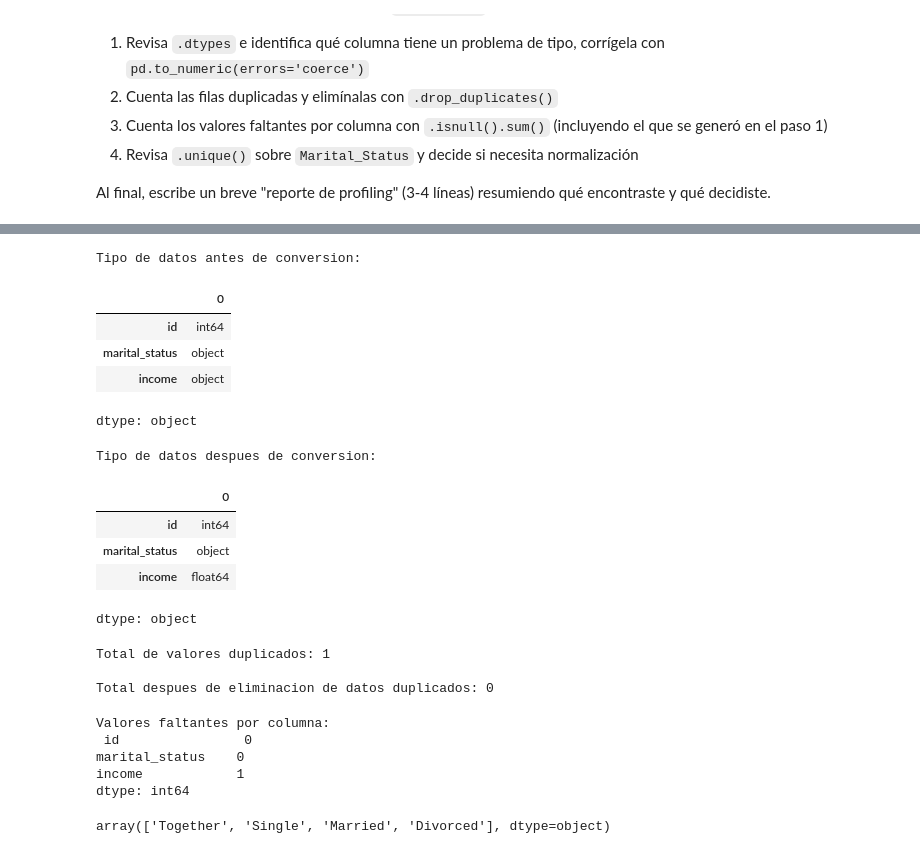
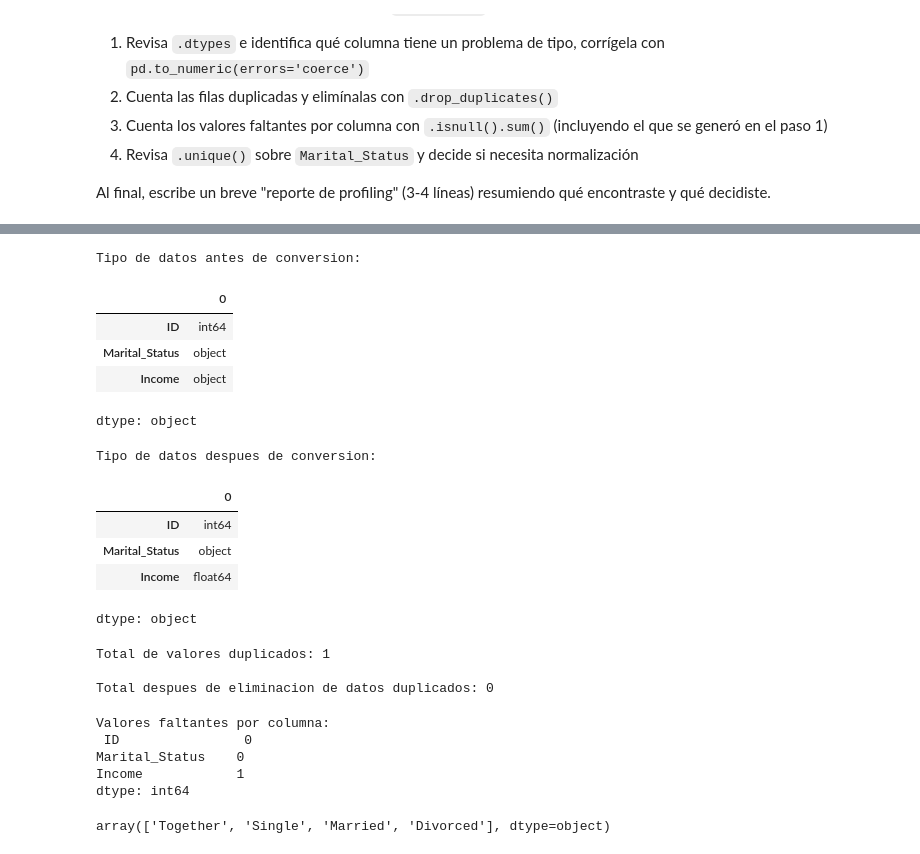
Before and after one commit to AM0ya/Clase_Programacion, a Jupyter notebook: Sesion10_Data_Profiling_Entregable_MATRICULA.ipynb, the cells around one changed output, grey strips where cells are left out. Drawn from its saved outputs; the diff is of its cells as text; code cells hidden in the pictures.

```diff
--- a/Sesion10_Data_Profiling_Entregable_MATRICULA.ipynb
+++ b/Sesion10_Data_Profiling_Entregable_MATRICULA.ipynb
@@ -283,8 +280,8 @@ df_practica = df_marketing.sample(15, random_state=3).reset_index(drop=True).cop
 df_practica = pd.concat([df_practica, df_practica.iloc[[2]]], ignore_index=True)
 
 # Elemento inyectado 2: un valor de tipo incorrecto en Income
-df_practica['income'] = df_practica['income'].astype(object)
-df_practica.loc[5, 'income'] = 'sesenta mil'
+df_practica['Income'] = df_practica['Income'].astype(object)
+df_practica.loc[5, 'Income'] = 'sesenta mil'
 
-df_practica[['id', 'marital_status', 'income']]
+df_practica[['ID', 'Marital_Status', 'Income']]
 # %% [output]
@@ -308,27 +305,27 @@ df_practica[['id', 'marital_status', 'income']]
 # %%
 # Paso 1 — ajuste de tipos
 print("Tipo de datos antes de conversion:\n")
-display(df_practica.dtypes[['id', 'marital_status', 'income']])
-df_practica['income'] = pd.to_numeric(df_practica['income'], errors='coerce')
+display(df_practica.dtypes[['ID', 'Marital_Status', 'Income']])
+df_practica['Income'] = pd.to_numeric(df_practica['Income'], errors='coerce')
 print("\nTipo de datos despues de conversion:\n")
-df_practica.dtypes[['id', 'marital_status', 'income']]
+df_practica.dtypes[['ID', 'Marital_Status', 'Income']]
 
 
 # """nota:si se vuelve a ejecutar la imprecion de antes de la conversion cambiara
 #  el dato a float ya que se queda guardado en la memoria. para no tener este el problema, hay que
 # reestablecer los valores de la variable ejecutando la celda anterior"""
 # %% [output]
 Tipo de datos antes de conversion:
 |  | 0 |
-| id | int64 |
-| marital_status | object |
-| income | object |
+| ID | int64 |
+| Marital_Status | object |
+| Income | object |
 dtype: object
 Tipo de datos despues de conversion:
 |  | 0 |
-| id | int64 |
-| marital_status | object |
-| income | float64 |
+| ID | int64 |
+| Marital_Status | object |
+| Income | float64 |
 dtype: object
 # %%
 # Paso 2 — duplicados
@@ -341,12 +338,12 @@ Total de valores duplicados: 1
 Total despues de eliminacion de datos duplicados: 0
 # %%
 # Paso 3 — valores faltantes
-print("Valores faltantes por columna:\n",df_practica[['id', 'marital_status', 'income']].isnull().sum(),"\n")
+print("Valores faltantes por columna:\n",df_practica[['ID', 'Marital_Status', 'Income']].isnull().sum(),"\n")
 # %% [output]
 Valores faltantes por columna:
- id                0
-marital_status    0
-income            1
+ ID                0
+Marital_Status    0
+Income            1
 dtype: int64
 # %%
 # Paso 4 — exploración categórica
```
Also changed, not shown: parts of 8 cells of this notebook.
